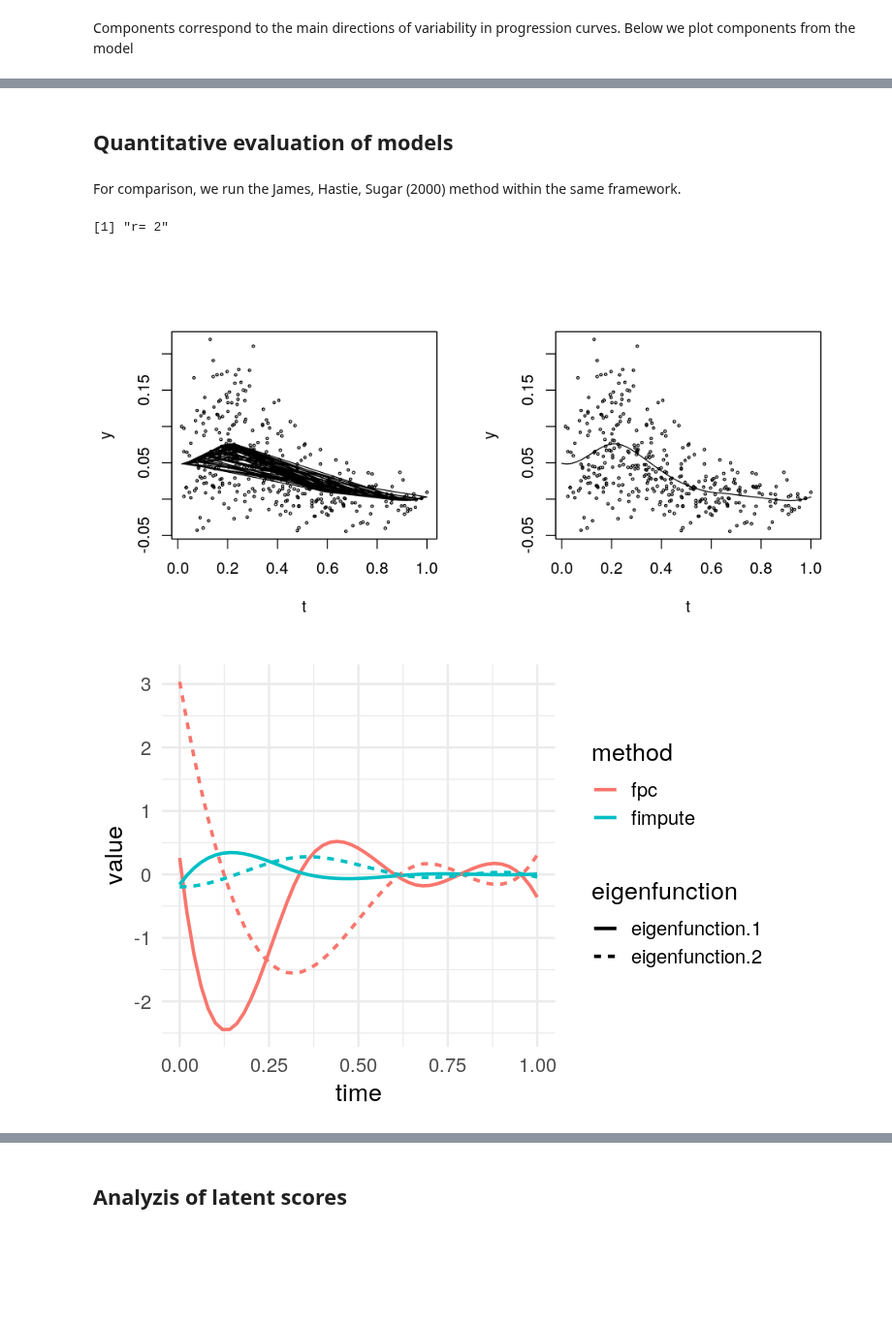
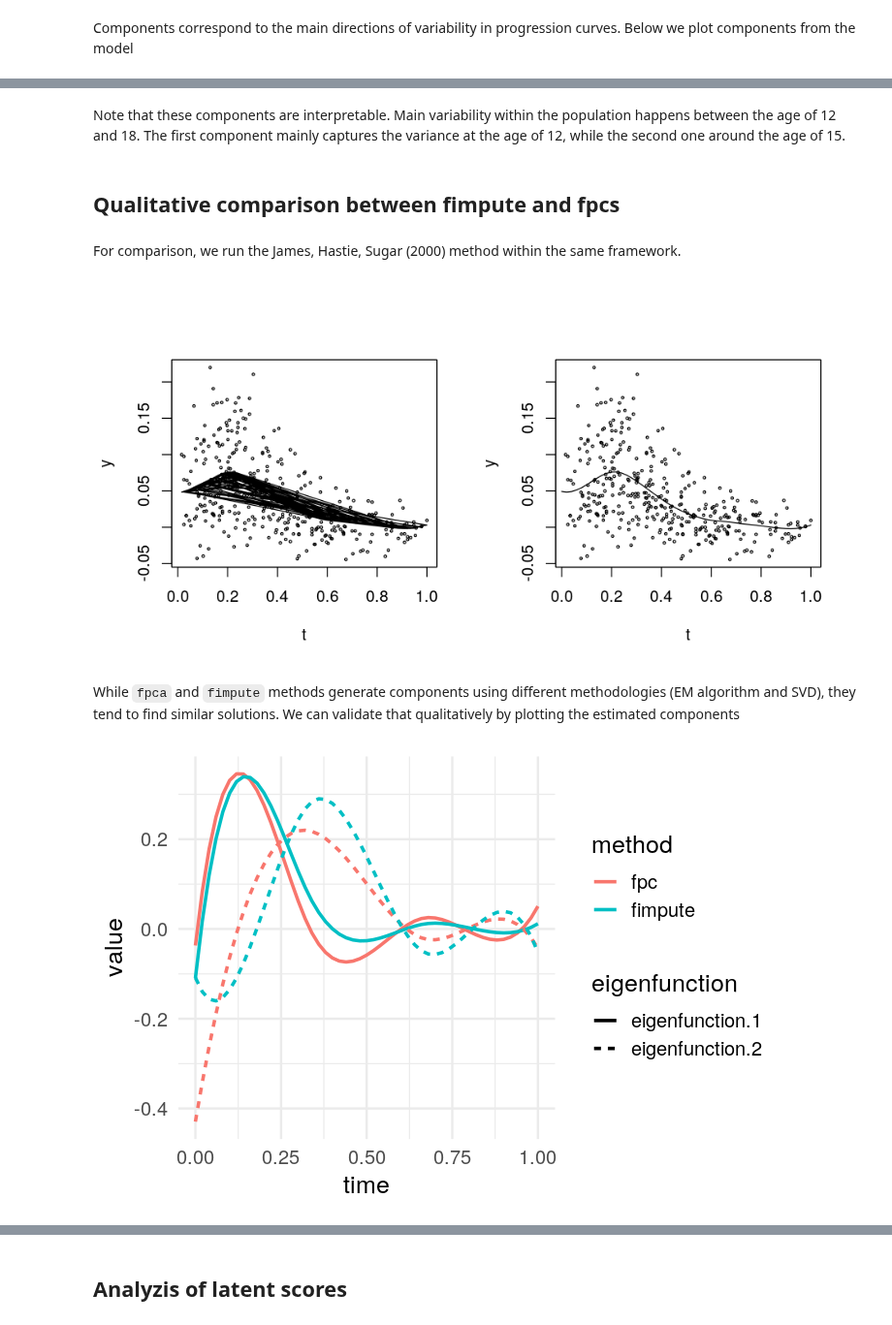
Before and after one commit to kidzik/fcomplete, a Jupyter notebook: vignettes/fcomplete.ipynb, the cells around one changed output, grey strips where cells are left out. Shown at 97% size. Saved outputs shown, nothing was run; the diff lists cells and outputs as text; code cells hidden in the pictures; blank space fills up the shorter version.

Commit message:
Main vignette completed

```diff
--- a/vignettes/fcomplete.ipynb
+++ b/vignettes/fcomplete.ipynb
@@ -50,6 +50,6 @@ ggplot(aes(x = age, y = spnbmd, color = factor(idnum)), data = bone[1:100,], wid
 To fit the model from Kidziński, Hastie (2018), you can simply use the `fregression` function from the package
 # %%
 devtools::install("../.")
-#fit.fimpute = fregression(spnbmd:age ~ 1|idnum, data = bone, d = 6, K = 2, lambda=0.1, verbose = 0)
+fit.fimpute = fregression(spnbmd:age ~ 1|idnum, data = bone, d = 6, K = 2, lambda=1, verbose = 0)
 print(fit.fimpute)
 # %% [output]
@@ -138,24 +149,27 @@ geom_line(aes(linetype=eigenfunction),size=1)
-# %% [markdown]
-## Quantitative evaluation of models
+# %% [markdown]
+Note that these components are interpretable. Main variability within the population happens between the age of 12 and 18. The first component mainly captures the variance at the age of 12, while the second one around the age of 15.
+# %% [markdown]
+## Qualitative comparison between fimpute and fpcs
 # %% [markdown]
 For comparison, we run the James, Hastie, Sugar (2000) method within the same framework.
 # %%
 options(repr.plot.width=8, repr.plot.height=4) ; par(mfrow = c(1,2)) # for arrangement of plots
 fit.fpc = fregression(spnbmd:age ~ 1|idnum, data = bone, d = 6, K = 2, verbose = 0, method = "fpcs")
 # %% [output]
-[1] "r= 2"
 [figure]
+# %% [markdown]
+While `fpca` and `fimpute` methods generate components using different methodologies (EM algorithm and SVD), they tend to find similar solutions. We can validate that qualitatively by plotting the estimated components
 # %%
 # convert data to ggplot format
-data.fpc = data.frame(t(coef(fit.fpc)$components ), time=0:50/50, method=rep("fpc", 51)) %>%
+data.fpc = data.frame(-t(coef(fit.fpc)$components ), time=0:50/50, method=rep("fpc", 51)) %>%
    gather(eigenfunction, value, eigenfunction.1:eigenfunction.2)
 data.fimpute = data.frame(t(coef(fit.fimpute)$components )[,1:2], time=0:50/50, method=rep("fimpute", 51)) %>%
    gather(eigenfunction, value, eigenfunction.1:eigenfunction.2)
 data = rbind(data.fpc, data.fimpute)
 
 # Plot two components from each method
 options(repr.plot.width=6, repr.plot.height=4) # reverting back to default plotting settings
 ggplot(data, aes(x=time, y=value, group=interaction(method, eigenfunction), col=method)) +
 geom_line(aes(linetype=eigenfunction),size=1)
 # %% [output]
-[figure, old version]
+[figure, new version]
```
Also changed, not shown: parts of 17 cells of this notebook, 9 other files.
